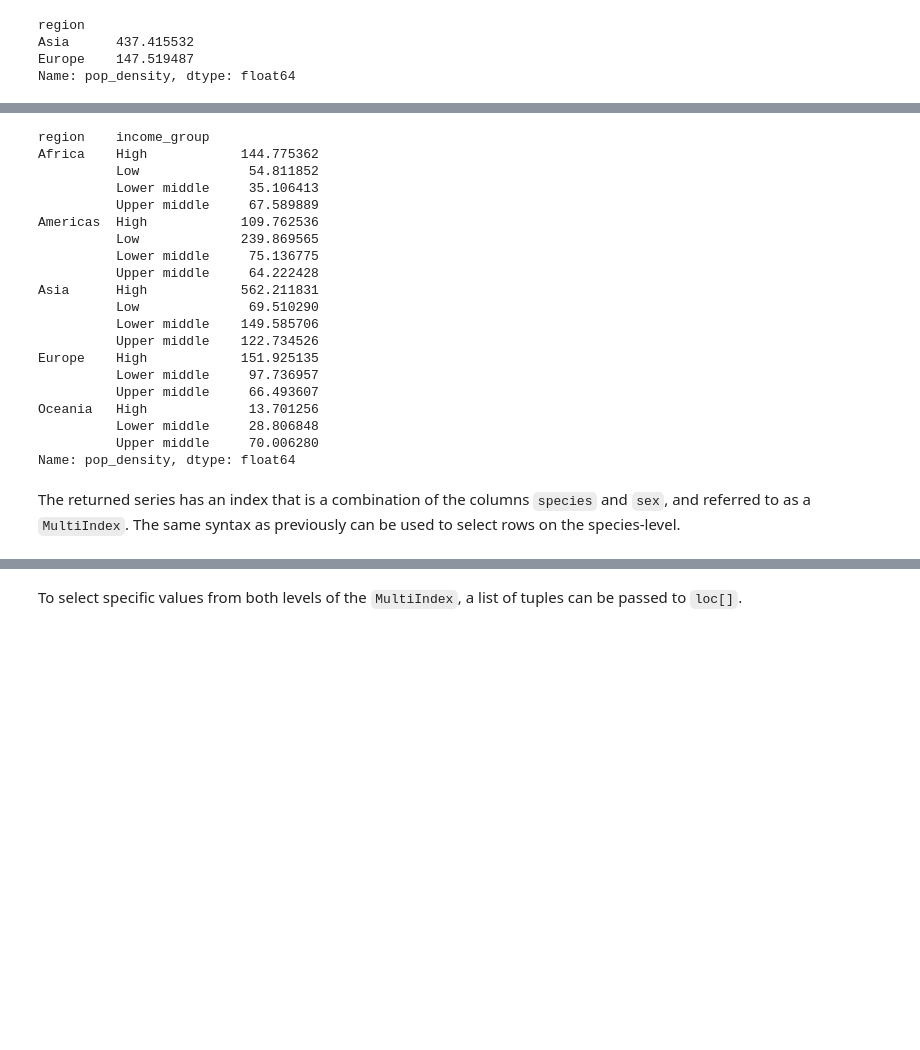
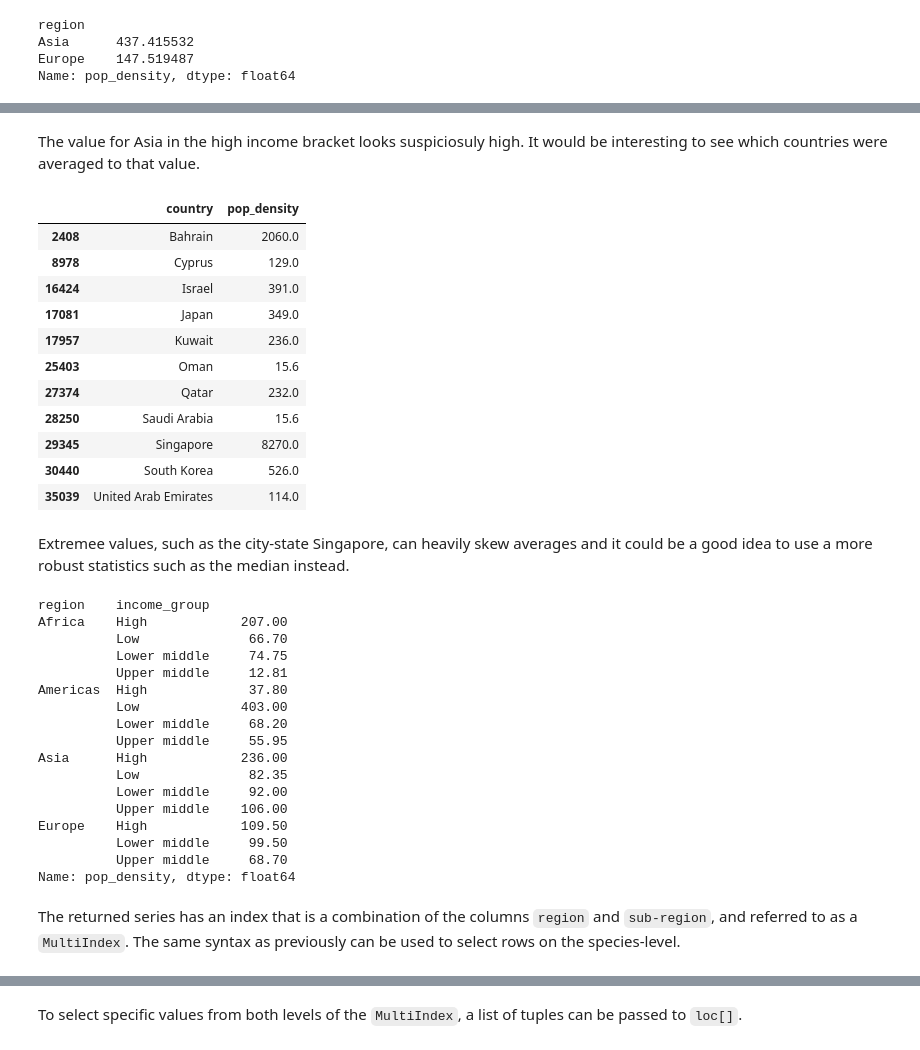
Before and after one commit to UofTCoders/2018-09-10-utoronto, a Jupyter notebook: code/2-dataframes-gapminder.ipynb, the cells around one changed output, grey strips where cells are left out. Drawn from its saved outputs; the diff is of its cells as text; code cells hidden in the pictures; blank space fills up the shorter version.

```diff
--- a/code/2-dataframes-gapminder.ipynb
+++ b/code/2-dataframes-gapminder.ipynb
@@ -963,0 +902,3 @@ Name: pop_density, dtype: float64
+# %%
+world_data_2018 = world_data.loc[world_data['year'] == 2018]
+world_data_2018.groupby('region')['population'].sum()
@@ -975,29 +960,46 @@ Groups can also be created from multiple columns, e.g. it could be interesting t
+# %% [markdown]
+The value for Asia in the high income bracket looks suspiciosuly high. It would be interesting to see which countries were averaged to that value.
+# %%
+world_data_2018.loc[(world_data['region'] == 'Asia') &
+                    (world_data['income_group'] == 'High'),
+                    ['country', 'pop_density']]
+# %% [output]
+|  | country | pop_density |
+| 2408 | Bahrain | 2060.0 |
+| 8978 | Cyprus | 129.0 |
+| 16424 | Israel | 391.0 |
+| 17081 | Japan | 349.0 |
+| 17957 | Kuwait | 236.0 |
+| 25403 | Oman | 15.6 |
+| 27374 | Qatar | 232.0 |
+| 28250 | Saudi Arabia | 15.6 |
+| 29345 | Singapore | 8270.0 |
+| 30440 | South Korea | 526.0 |
+| 35039 | United Arab Emirates | 114.0 |
+# %% [markdown]
+Extremee values, such as the city-state Singapore, can heavily skew averages and it could be a good idea to use a more robust statistics such as the median instead.
 # %%
-avg_density_sub = world_data.groupby(['region', 'income_group'])['pop_density'].mean()
-avg_density_sub
+world_data_2018.groupby(['region', 'income_group'])['pop_density'].median()
 # %% [output]
 region    income_group
-Africa    High            144.775362
-          Low              54.811852
-          Lower middle     35.106413
-          Upper middle     67.589889
-Americas  High            109.762536
-          Low             239.869565
-          Lower middle     75.136775
-          Upper middle     64.222428
-Asia      High            562.211831
-          Low              69.510290
-          Lower middle    149.585706
-          Upper middle    122.734526
-Europe    High            151.925135
-          Lower middle     97.736957
-          Upper middle     66.493607
-Oceania   High             13.701256
-          Lower middle     28.806848
-          Upper middle     70.006280
+Africa    High            207.00
+          Low              66.70
+          Lower middle     74.75
+          Upper middle     12.81
+Americas  High             37.80
+          Low             403.00
+          Lower middle     68.20
+          Upper middle     55.95
+Asia      High            236.00
+          Low              82.35
+          Lower middle     92.00
+          Upper middle    106.00
+Europe    High            109.50
+          Lower middle     99.50
+          Upper middle     68.70
 Name: pop_density, dtype: float64
 # %% [markdown]
-The returned series has an index that is a combination of the columns `species` and `sex`, and referred to as a `MultiIndex`. The same syntax as previously can be used to select rows on the species-level.
+The returned series has an index that is a combination of the columns `region` and `sub-region`, and referred to as a `MultiIndex`. The same syntax as previously can be used to select rows on the species-level.
 # %%
 avg_density_sub.loc[['Africa', 'Americas']]
 # %% [output]
```
Also changed, not shown: parts of 46 cells of this notebook.
